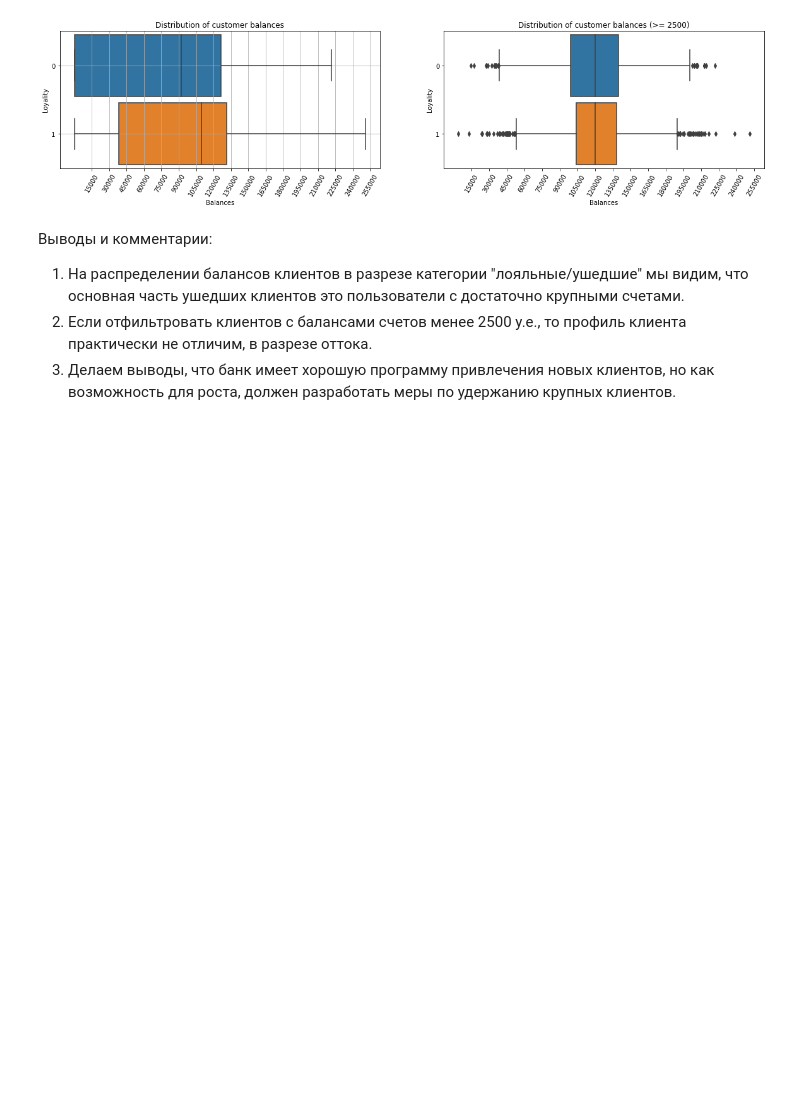
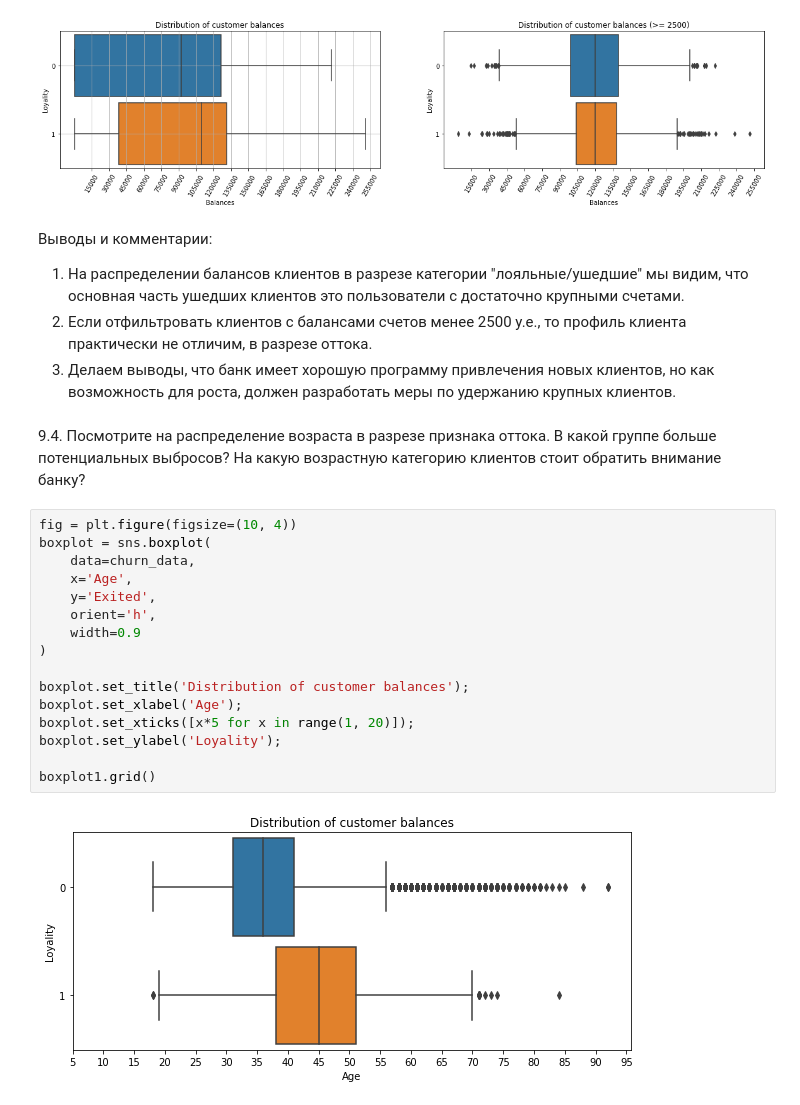
Before and after one commit to FreeRadical1320/sf_data_science, a Jupyter notebook: practice/PYTHON-13 Visualisation.ipynb, the cells around one changed output. Cells and saved outputs as stored; diff of their text form; blank space fills up the shorter version.

```diff
--- a/practice/PYTHON-13 Visualisation.ipynb
+++ b/practice/PYTHON-13 Visualisation.ipynb
@@ -188,3 +186,23 @@ boxplot1.grid()
 1. На распределении балансов клиентов в разрезе категории "лояльные/ушедшие" мы видим, что основная часть ушедших клиентов это пользователи с достаточно крупными счетами.
 2. Если отфильтровать клиентов с балансами счетов менее 2500 у.е., то профиль клиента практически не отличим, в разрезе оттока.
 3. Делаем выводы, что банк имеет хорошую программу привлечения новых клиентов, но как возможность для роста, должен разработать меры по удержанию крупных клиентов.
+# %% [markdown]
+9.4. Посмотрите на распределение возраста в разрезе признака оттока. В какой группе больше потенциальных выбросов? На какую возрастную категорию клиентов стоит обратить внимание банку?
+# %%
+fig = plt.figure(figsize=(10, 4))
+boxplot = sns.boxplot(
+    data=churn_data,
+    x='Age',
+    y='Exited',
+    orient='h',
+    width=0.9
+)
+
+boxplot.set_title('Distribution of customer balances');
+boxplot.set_xlabel('Age');
+boxplot.set_xticks([x*5 for x in range(1, 20)]);
+boxplot.set_ylabel('Loyality');
+
+boxplot1.grid()
+# %% [output]
+[figure, added]
```
Also changed, not shown: parts of 2 cells of this notebook.
